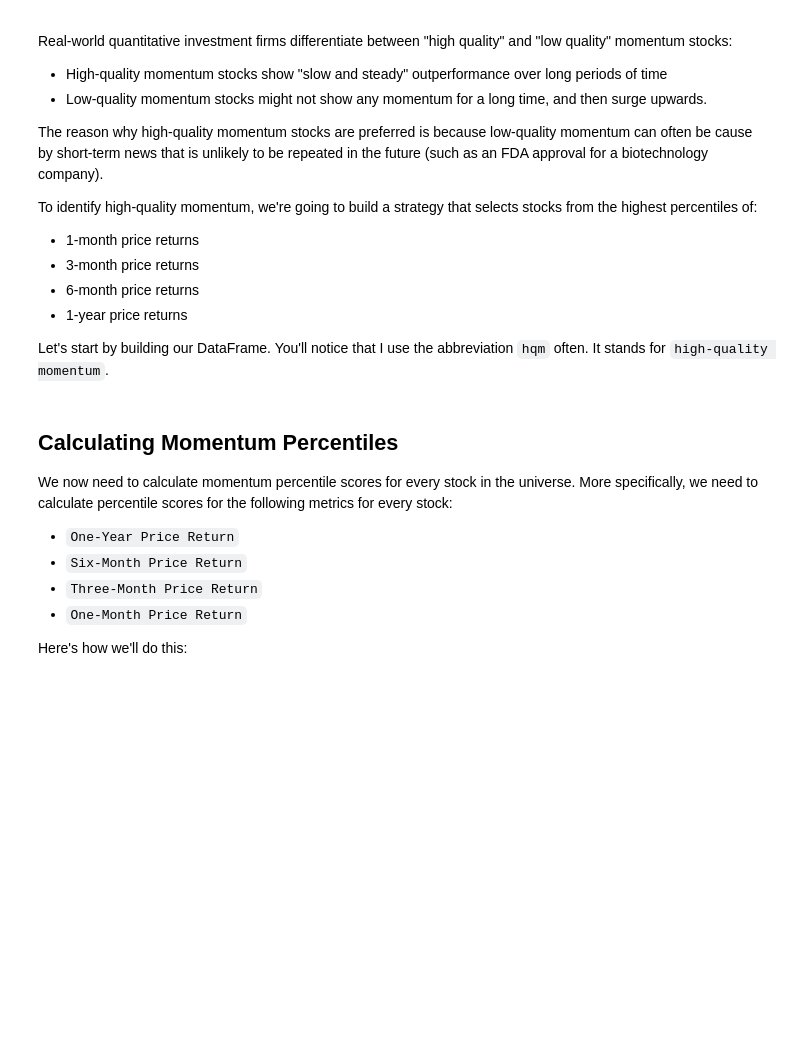
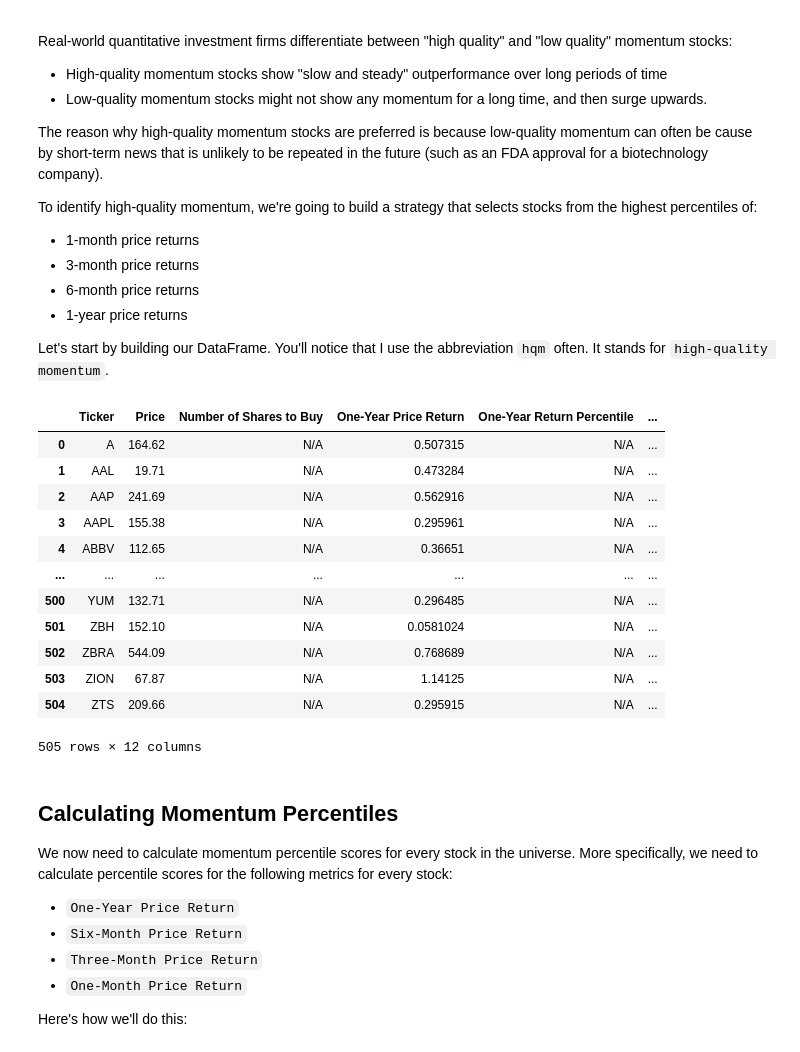
Before and after one commit to jovanhuang/algorithmic-trading-python, a Jupyter notebook: my_attempt_files/002_quantitative_momentum_strategy.ipynb, the cells around one changed output. Drawn from its saved outputs; the diff is of its cells as text; code cells hidden in the pictures; blank space fills up the shorter version.

```diff
--- a/my_attempt_files/002_quantitative_momentum_strategy.ipynb
+++ b/my_attempt_files/002_quantitative_momentum_strategy.ipynb
@@ -200,6 +200,63 @@ To identify high-quality momentum, we're going to build a strategy that selects
 * 1-year price returns
 
 Let's start by building our DataFrame. You'll notice that I use the abbreviation `hqm` often. It stands for `high-quality momentum`.
+# %%
+hqm_columns = [
+    'Ticker',
+    'Price',
+    'Number of Shares to Buy',
+    'One-Year Price Return',
+    'One-Year Return Percentile',
+    'Six-Month Price Return',
+    'Six-Month Return Percentile',
+    'Three-Month Price Return',
+    'Three-Month Return Percentile',
+    'One-Month Price Return',
+    'One-Month Return Percentile',
+    'HQM Score'
+]
+
+hqm_dataframe = pd.DataFrame(columns = hqm_columns)
+
+for symbol_string in symbol_strings:
+    batch_api_call_url = f'https://sandbox.iexapis.com/stable/stock/market/batch?symbols={symbol_string}&types=price,stats&token={IEX_CLOUD_API_TOKEN}'
+    data = requests.get(batch_api_call_url).json()
+    for symbol in symbol_string.split(','):
+        hqm_dataframe = hqm_dataframe.append(
+            pd.Series(
+            [
+                symbol,
+                data[symbol]['price'],
+                'N/A',
+                data[symbol]['stats']['year1ChangePercent'],
+                'N/A',
+                data[symbol]['stats']['month6ChangePercent'],
+                'N/A',
+                data[symbol]['stats']['month3ChangePercent'],
+                'N/A',
+                data[symbol]['stats']['month1ChangePercent'],
+                'N/A',
+                'N/A'
+            ],
+            index = hqm_columns),
+            ignore_index = True
+        )
+
+hqm_dataframe
+# %% [output]
+|  | Ticker | Price | Number of Shares to Buy | One-Year Price Return | One-Year Return Percentile | ... |
+| 0 | A | 164.62 | N/A | 0.507315 | N/A | ... |
+| 1 | AAL | 19.71 | N/A | 0.473284 | N/A | ... |
+| 2 | AAP | 241.69 | N/A | 0.562916 | N/A | ... |
+| 3 | AAPL | 155.38 | N/A | 0.295961 | N/A | ... |
+| 4 | ABBV | 112.65 | N/A | 0.36651 | N/A | ... |
+| ... | ... | ... | ... | ... | ... | ... |
+| 500 | YUM | 132.71 | N/A | 0.296485 | N/A | ... |
+| 501 | ZBH | 152.10 | N/A | 0.0581024 | N/A | ... |
+| 502 | ZBRA | 544.09 | N/A | 0.768689 | N/A | ... |
+| 503 | ZION | 67.87 | N/A | 1.14125 | N/A | ... |
+| 504 | ZTS | 209.66 | N/A | 0.295915 | N/A | ... |
+505 rows × 12 columns
 # %% [markdown]
 ## Calculating Momentum Percentiles
 
```
Also changed, not shown: parts of 15 cells of this notebook.
